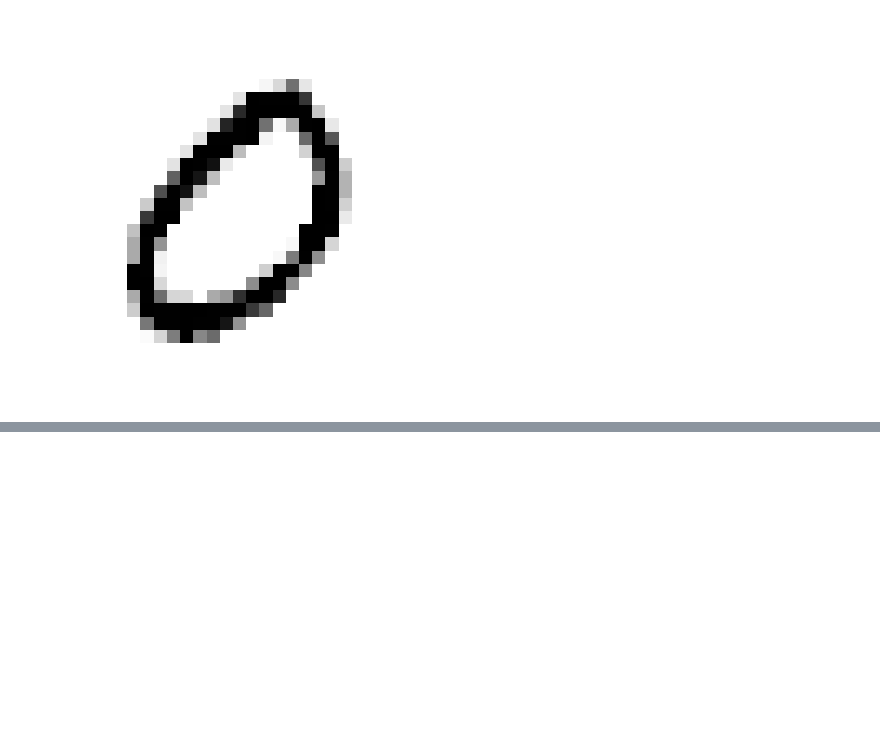
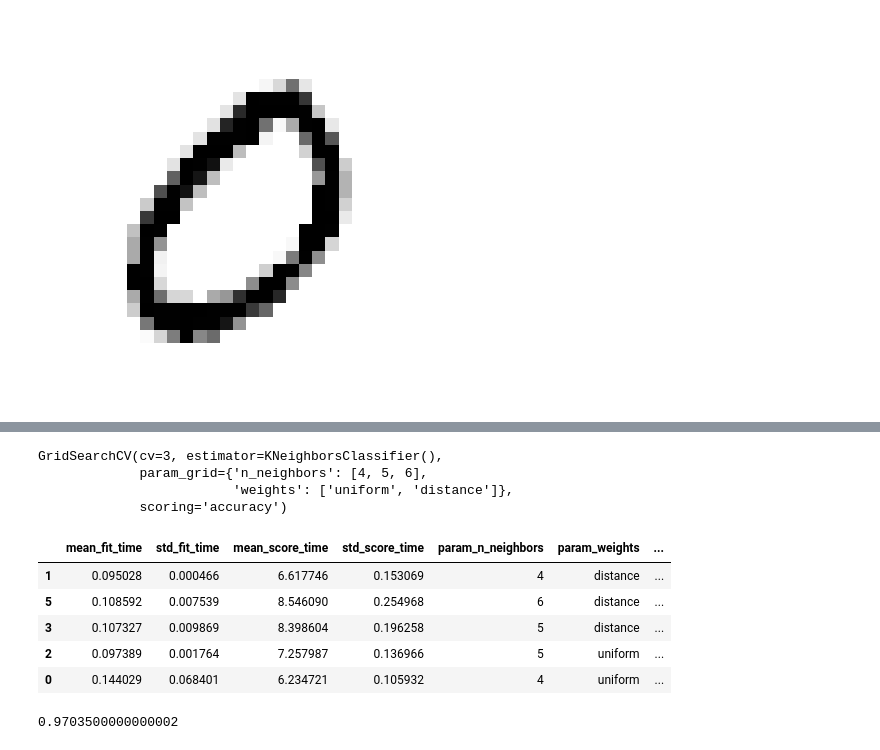
Before and after one commit to JuanPabloRodriguezC/scikit_classification, a Jupyter notebook: digit_classification.ipynb, the cells around one changed output, grey strips where cells are left out. Saved outputs shown, nothing was run; the diff lists cells and outputs as text; code cells hidden in the pictures; blank space fills up the shorter version.

```diff
--- a/digit_classification.ipynb
+++ b/digit_classification.ipynb
@@ -73,0 +94,3 @@ array([ True])
+# %%
+forest_clf = RandomForestClassifier(random_state=42)
+forest_clf.fit(X_train, y_train_class0)
@@ -425,0 +426,27 @@ plt.show()
+# %%
+nbr_clf = KNeighborsClassifier()
+# %%
+param_dict = {'n_neighbors':[4,5,6], 'weights':['uniform', 'distance']}
+nbr_grid =  GridSearchCV(nbr_clf, param_grid=param_dict, scoring="accuracy", cv=3)
+# %%
+nbr_grid.fit(X_train, y_train)
+# %% [output]
+GridSearchCV(cv=3, estimator=KNeighborsClassifier(),
+             param_grid={'n_neighbors': [4, 5, 6],
+                         'weights': ['uniform', 'distance']},
+             scoring='accuracy')
+# %%
+cv_res = pd.DataFrame(nbr_grid.cv_results_)
+cv_res.sort_values(by="mean_test_score", ascending=False, inplace=True)
+cv_res.head()
+# %% [output]
+|  | mean_fit_time | std_fit_time | mean_score_time | std_score_time | param_n_neighbors | param_weights | ... |
+| 1 | 0.095028 | 0.000466 | 6.617746 | 0.153069 | 4 | distance | ... |
+| 5 | 0.108592 | 0.007539 | 8.546090 | 0.254968 | 6 | distance | ... |
+| 3 | 0.107327 | 0.009869 | 8.398604 | 0.196258 | 5 | distance | ... |
+| 2 | 0.097389 | 0.001764 | 7.257987 | 0.136966 | 5 | uniform | ... |
+| 0 | 0.144029 | 0.068401 | 6.234721 | 0.105932 | 4 | uniform | ... |
+# %%
+nbr_grid.best_score_
+# %% [output]
+0.9703500000000002
```
Also changed, not shown: parts of 44 cells of this notebook.
